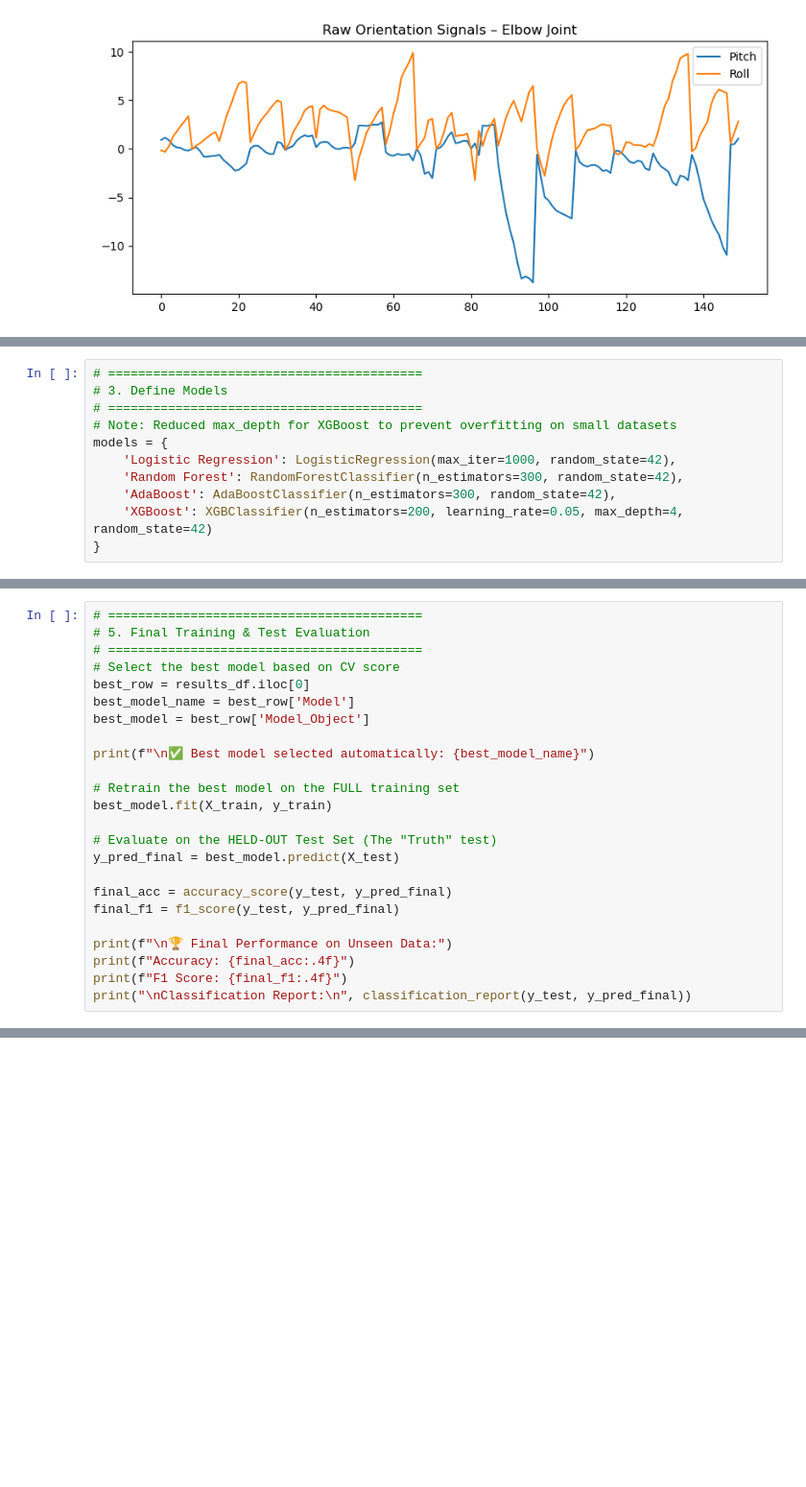
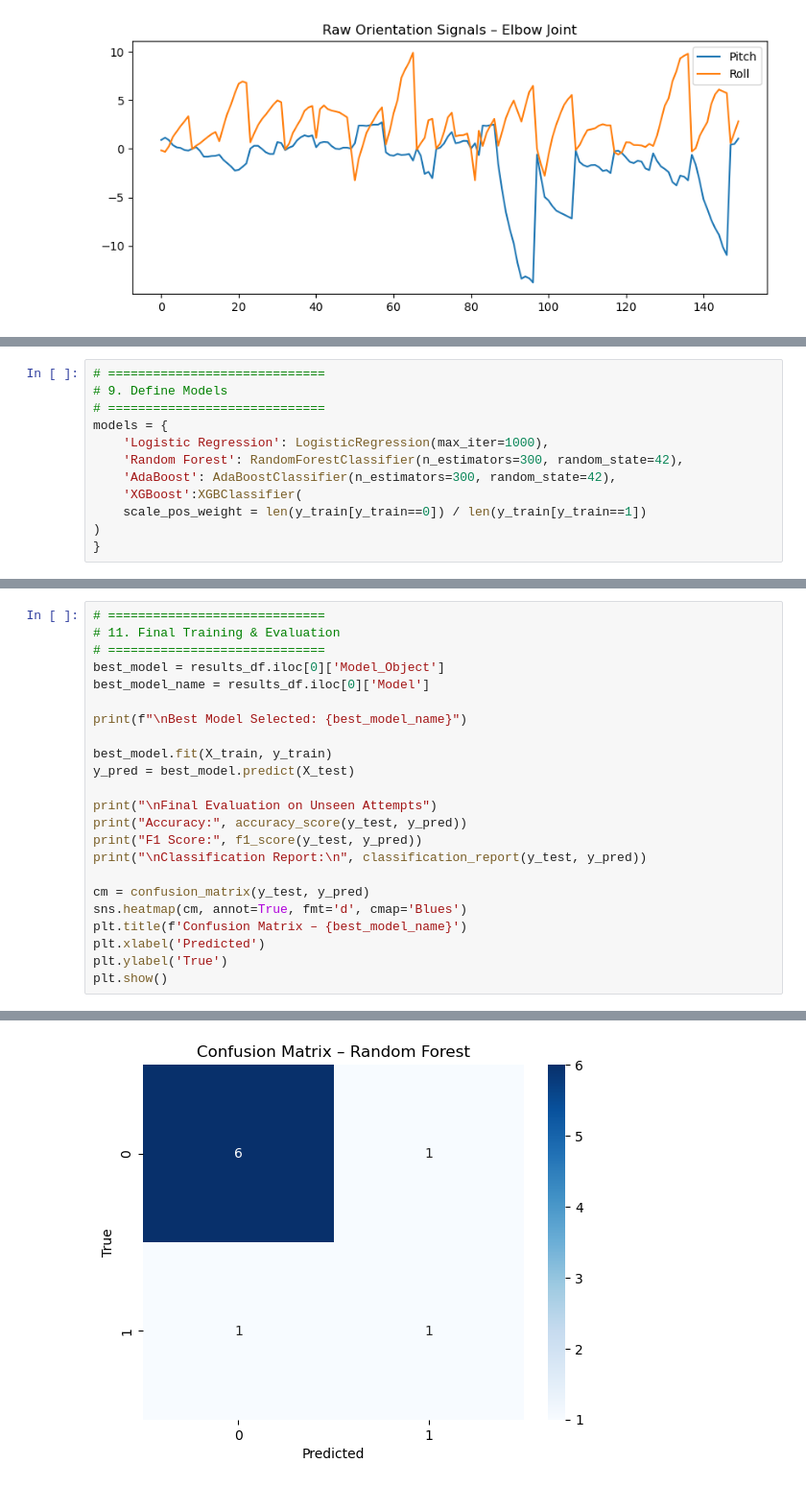
Before and after one commit to sohailamohamed15/Motion-Classification-Rehab, a Jupyter notebook: classification _model copy.ipynb, the cells around one changed output, grey strips where cells are left out. Shown at 96% size. Cells and saved outputs as stored; diff of their text form; blank space fills up the shorter version.

Commit message:
Finalize motion correctness classifier with balanced training and robust evaluation

```diff
--- a/copy/classification _model copy.ipynb
+++ b/classification _model copy.ipynb
@@ -181,12 +194,13 @@ Data is ready for valid modeling.
 # %%
-# ==========================================
-# 3. Define Models
-# ==========================================
-# Note: Reduced max_depth for XGBoost to prevent overfitting on small datasets
+# =============================
+# 9. Define Models
+# =============================
 models = {
-    'Logistic Regression': LogisticRegression(max_iter=1000, random_state=42),
+    'Logistic Regression': LogisticRegression(max_iter=1000),
     'Random Forest': RandomForestClassifier(n_estimators=300, random_state=42),
     'AdaBoost': AdaBoostClassifier(n_estimators=300, random_state=42),
-    'XGBoost': XGBClassifier(n_estimators=200, learning_rate=0.05, max_depth=4, random_state=42)
+    'XGBoost':XGBClassifier(
+    scale_pos_weight = len(y_train[y_train==0]) / len(y_train[y_train==1])
+)
 }
 # %%
@@ -244,25 +250,24 @@ plt.show()
 # %%
-# ==========================================
-# 5. Final Training & Test Evaluation
-# ==========================================
-# Select the best model based on CV score
-best_row = results_df.iloc[0]
-best_model_name = best_row['Model']
-best_model = best_row['Model_Object']
+# =============================
+# 11. Final Training & Evaluation
+# =============================
+best_model = results_df.iloc[0]['Model_Object']
+best_model_name = results_df.iloc[0]['Model']
 
-print(f"\n✅ Best model selected automatically: {best_model_name}")
+print(f"\nBest Model Selected: {best_model_name}")
 
-# Retrain the best model on the FULL training set
 best_model.fit(X_train, y_train)
+y_pred = best_model.predict(X_test)
 
-# Evaluate on the HELD-OUT Test Set (The "Truth" test)
-y_pred_final = best_model.predict(X_test)
+print("\nFinal Evaluation on Unseen Attempts")
+print("Accuracy:", accuracy_score(y_test, y_pred))
+print("F1 Score:", f1_score(y_test, y_pred))
+print("\nClassification Report:\n", classification_report(y_test, y_pred))
 
-final_acc = accuracy_score(y_test, y_pred_final)
-final_f1 = f1_score(y_test, y_pred_final)
-
-print(f"\n🏆 Final Performance on Unseen Data:")
-print(f"Accuracy: {final_acc:.4f}")
-print(f"F1 Score: {final_f1:.4f}")
-print("\nClassification Report:\n", classification_report(y_test, y_pred_final))
+cm = confusion_matrix(y_test, y_pred)
+sns.heatmap(cm, annot=True, fmt='d', cmap='Blues')
+plt.title(f'Confusion Matrix – {best_model_name}')
+plt.xlabel('Predicted')
+plt.ylabel('True')
+plt.show()
 # %% [output]
@@ -283,0 +289 @@ weighted avg       0.63      0.44      0.49         9
+[figure, added]
```
Also changed, not shown: parts of 9 cells of this notebook, 10 other files.
